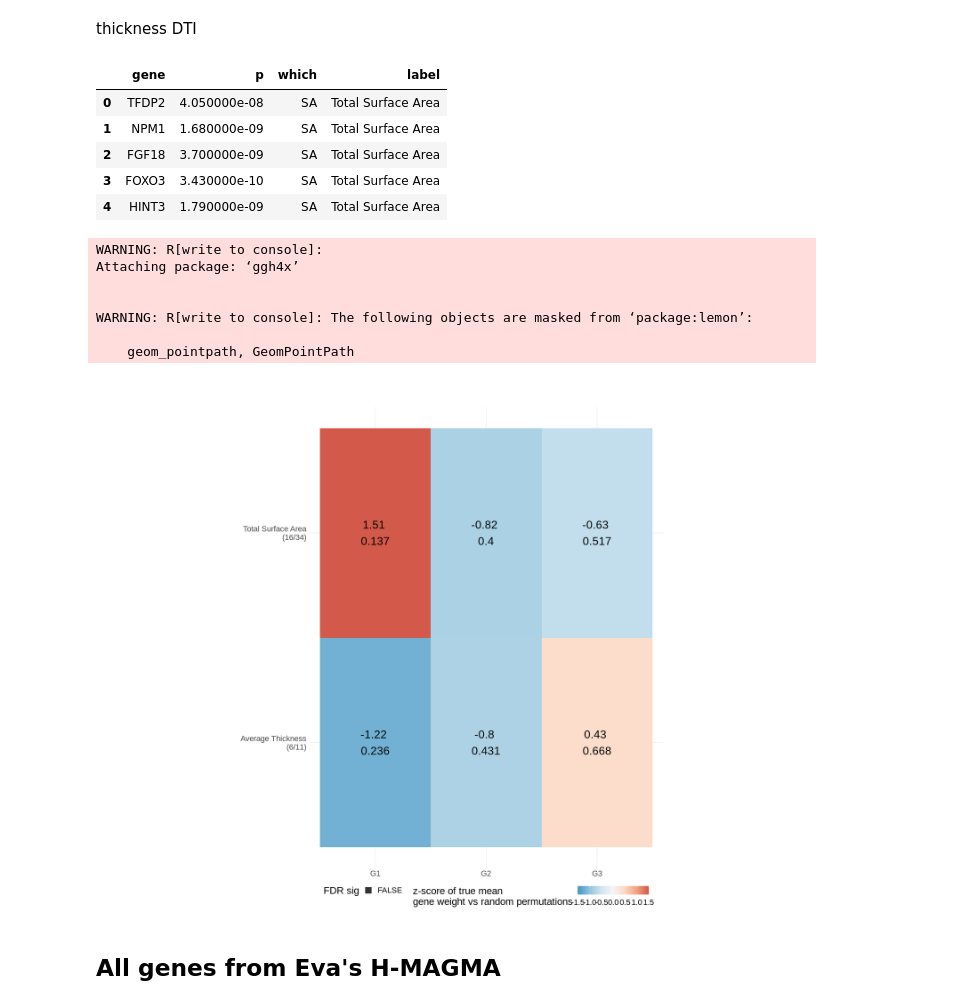
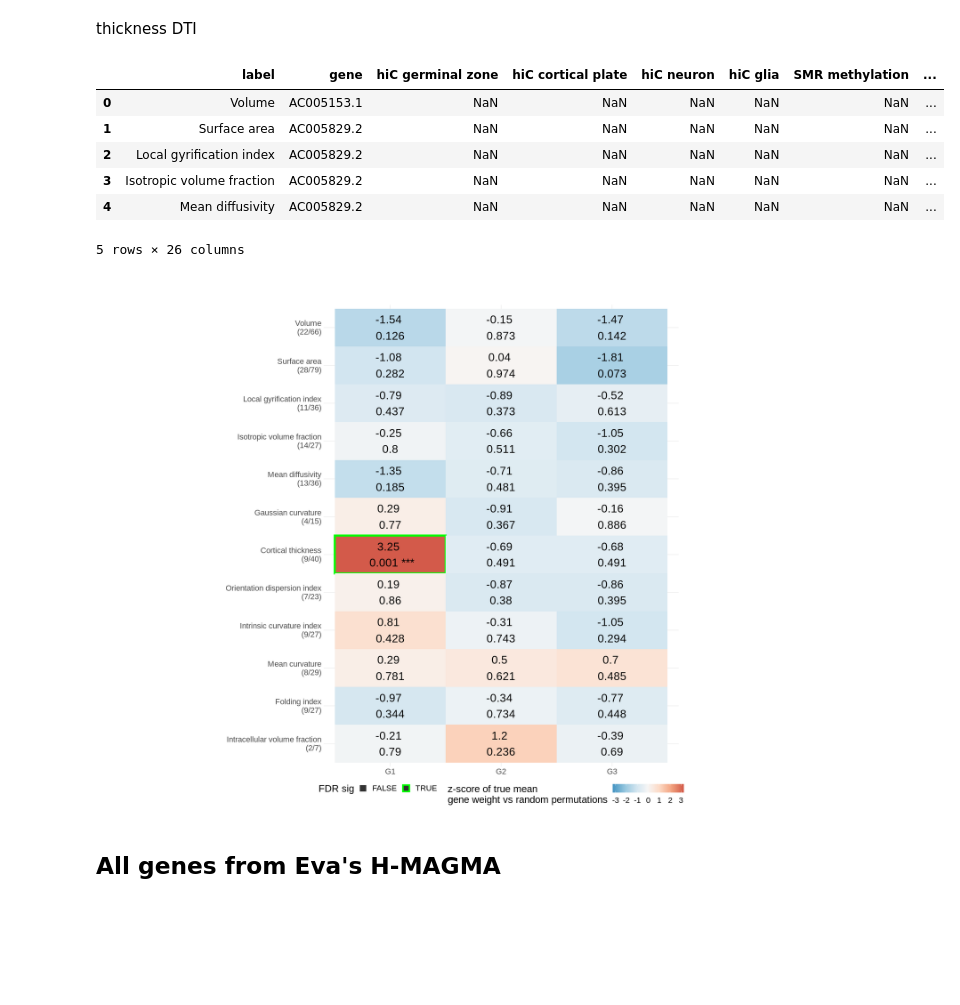
Before and after one commit to richardajdear/AHBA_gradients, a Jupyter notebook: notebooks/gwas.ipynb, the cells around one changed output. Drawn from its saved outputs; the diff is of its cells as text; code cells hidden in the pictures; blank space fills up the shorter version.

```diff
--- a/notebooks/gwas.ipynb
+++ b/notebooks/gwas.ipynb
@@ -323,26 +323,27 @@ plot_quantiles_age_curves(facet='')
 thickness
 DTI
 # %%
-# structure = (pd.read_csv("../data/gwas/warrier2022_tableS23.csv", index_col=0, header=1).reset_index()
-#              .rename({'Phenotype':'label', 'Gene Symbol':'gene'}, axis=1)
-#             #  .loc[lambda x: x['N occurences']>1]
-# )
+structure = (pd.read_csv("../data/gwas/warrier2022_tableS23.csv", index_col=0, header=1).reset_index()
+             .rename({'Phenotype':'label', 'Gene Symbol':'gene'}, axis=1)
+            #  .loc[lambda x: x['N occurences']>1]
+)
 
 # structure = (pd.read_csv("../data/gwas/warrier2022_tableS24.csv", index_col=0, header=2).reset_index()
 #              .rename({'Gene name':'gene'}, axis=1)
 #              .assign(label = 'all structure')
 # )
 
-structure = pd.read_csv("../data/gwas/grasby2020.csv", index_col=0).reset_index()
+# structure = pd.read_csv("../data/gwas/grasby2020.csv", index_col=0).reset_index()
 # thickness = pd.read_csv("../data/gwas/makowski2022_magma.csv", index_col=0).reset_index()
 structure.head()
 # %% [output]
-|  | gene | p | which | label |
-| 0 | TFDP2 | 4.050000e-08 | SA | Total Surface Area |
-| 1 | NPM1 | 1.680000e-09 | SA | Total Surface Area |
-| 2 | FGF18 | 3.700000e-09 | SA | Total Surface Area |
-| 3 | FOXO3 | 3.430000e-10 | SA | Total Surface Area |
-| 4 | HINT3 | 1.790000e-09 | SA | Total Surface Area |
+|  | label | gene | hiC germinal zone | hiC cortical plate | hiC neuron | hiC glia | SMR methylation | ... |
+| 0 | Volume | AC005153.1 | NaN | NaN | NaN | NaN | NaN | ... |
+| 1 | Surface area | AC005829.2 | NaN | NaN | NaN | NaN | NaN | ... |
+| 2 | Local gyrification index | AC005829.2 | NaN | NaN | NaN | NaN | NaN | ... |
+| 3 | Isotropic volume fraction | AC005829.2 | NaN | NaN | NaN | NaN | NaN | ... |
+| 4 | Mean diffusivity | AC005829.2 | NaN | NaN | NaN | NaN | NaN | ... |
+5 rows × 26 columns
 # %%
 structure_stats = compute_null_p(*compute_enrichments(weights, nulls, structure, posneg=''))
 structure_stats = (structure_stats
@@ -355,14 +356,7 @@ structure_stats %>% mutate(how='', version='') %>%
 plot_enrichment_heatmaps() + theme(legend.position='bottom') +
 guides(fill=guide_colourbar(title='z-score of true mean\ngene weight vs random permutations', barwidth=10))
 # %% [output]
-WARNING: R[write to console]:
-Attaching package: ‘ggh4x’
-
-
-WARNING: R[write to console]: The following objects are masked from ‘package:lemon’:
-
-    geom_pointpath, GeomPointPath
-[figure, old version]
+[figure, new version]
 # %% [markdown]
 ## All genes from Eva's H-MAGMA
 # %%
```
Also changed, not shown: 10 other files.
